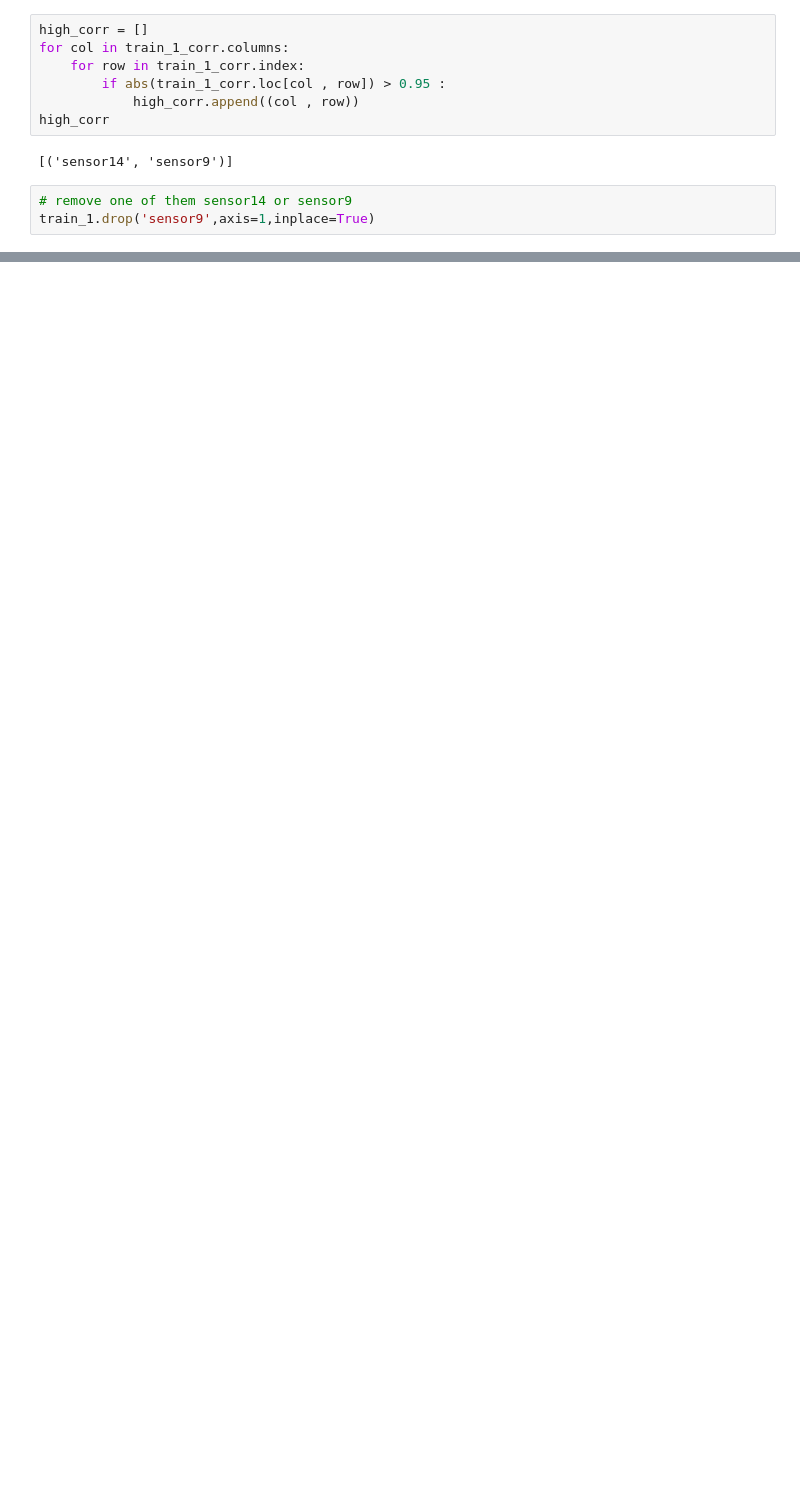
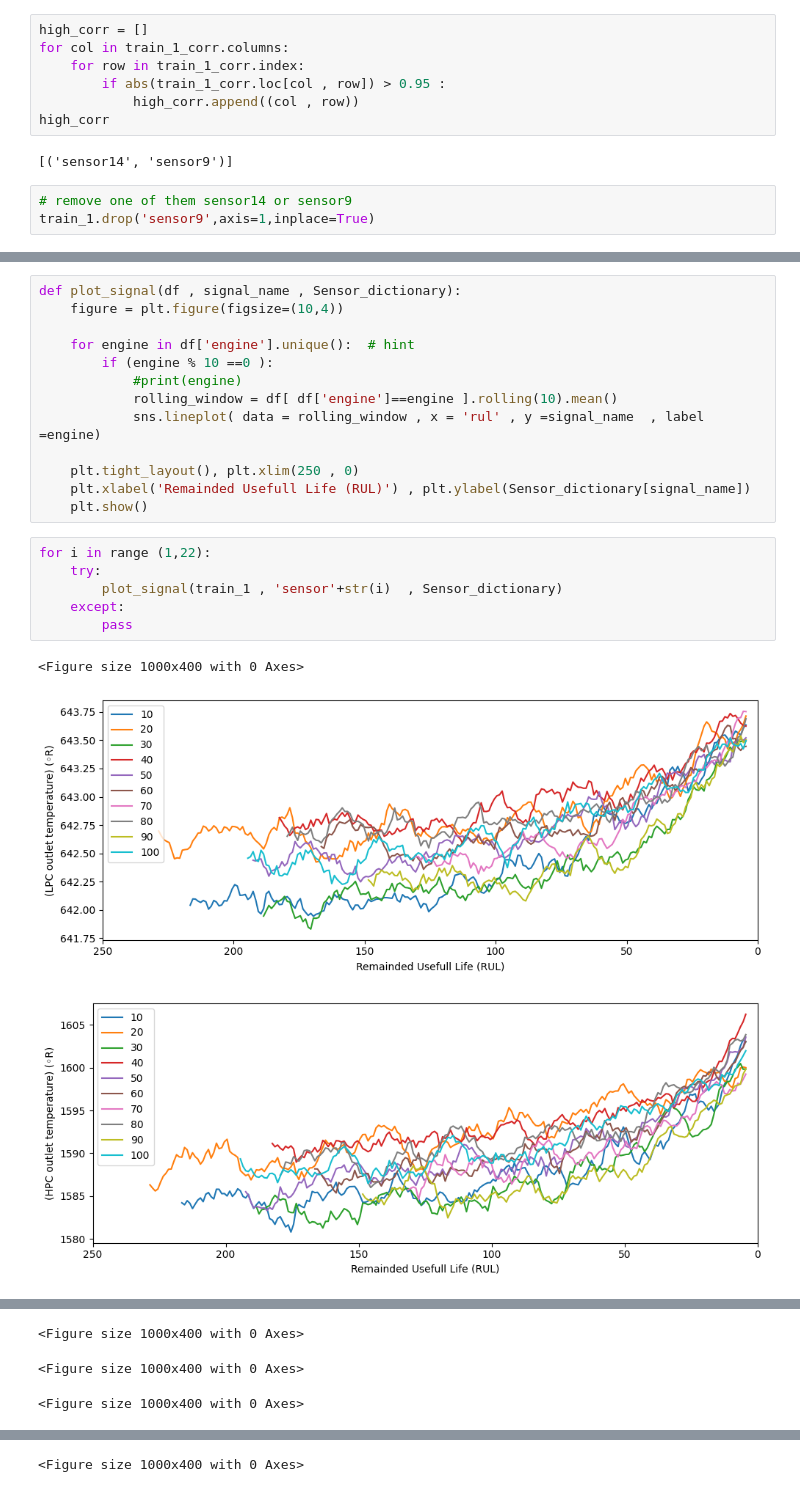
Before and after one commit to mhdnihas/NASA-Predictive-Engine-Maintenance, a Jupyter notebook: Predict_RUL.ipynb, the cells around one changed output, grey strips where cells are left out. Saved outputs shown, nothing was run; the diff lists cells and outputs as text; blank space fills up the shorter version.

```diff
--- a/Predict_RUL.ipynb
+++ b/Predict_RUL.ipynb
@@ -258,0 +364,23 @@ ModuleNotFoundError: No module named 'pandas_profiling'
+# %%
+def plot_signal(df , signal_name , Sensor_dictionary):
+    figure = plt.figure(figsize=(10,4))
+
+    for engine in df['engine'].unique():  # hint
+        if (engine % 10 ==0 ):
+            #print(engine)
+            rolling_window = df[ df['engine']==engine ].rolling(10).mean()
+            sns.lineplot( data = rolling_window , x = 'rul' , y =signal_name  , label =engine)
+
+    plt.tight_layout(), plt.xlim(250 , 0)
+    plt.xlabel('Remainded Usefull Life (RUL)') , plt.ylabel(Sensor_dictionary[signal_name])
+    plt.show()
+# %%
+for i in range (1,22):
+    try:
+        plot_signal(train_1 , 'sensor'+str(i)  , Sensor_dictionary)
+    except:
+        pass
+# %% [output]
+<Figure size 1000x400 with 0 Axes>
+[figure, added]
+[figure, added]
@@ -258,0 +388,3 @@ ModuleNotFoundError: No module named 'pandas_profiling'
+<Figure size 1000x400 with 0 Axes>
+<Figure size 1000x400 with 0 Axes>
+<Figure size 1000x400 with 0 Axes>
@@ -258,0 +392 @@ ModuleNotFoundError: No module named 'pandas_profiling'
+<Figure size 1000x400 with 0 Axes>
```
Also changed, not shown: parts of 43 cells of this notebook, 1 other file.
